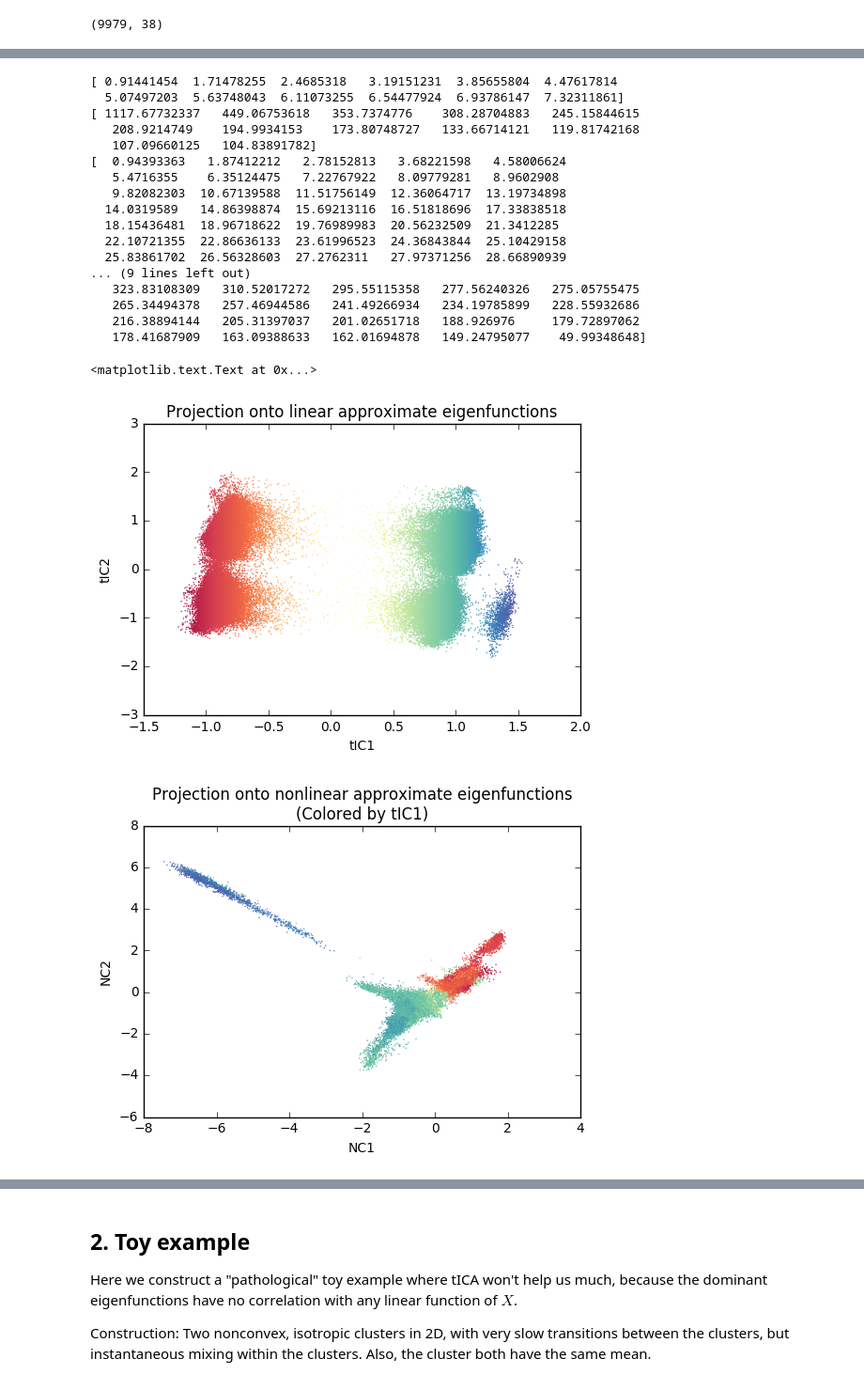
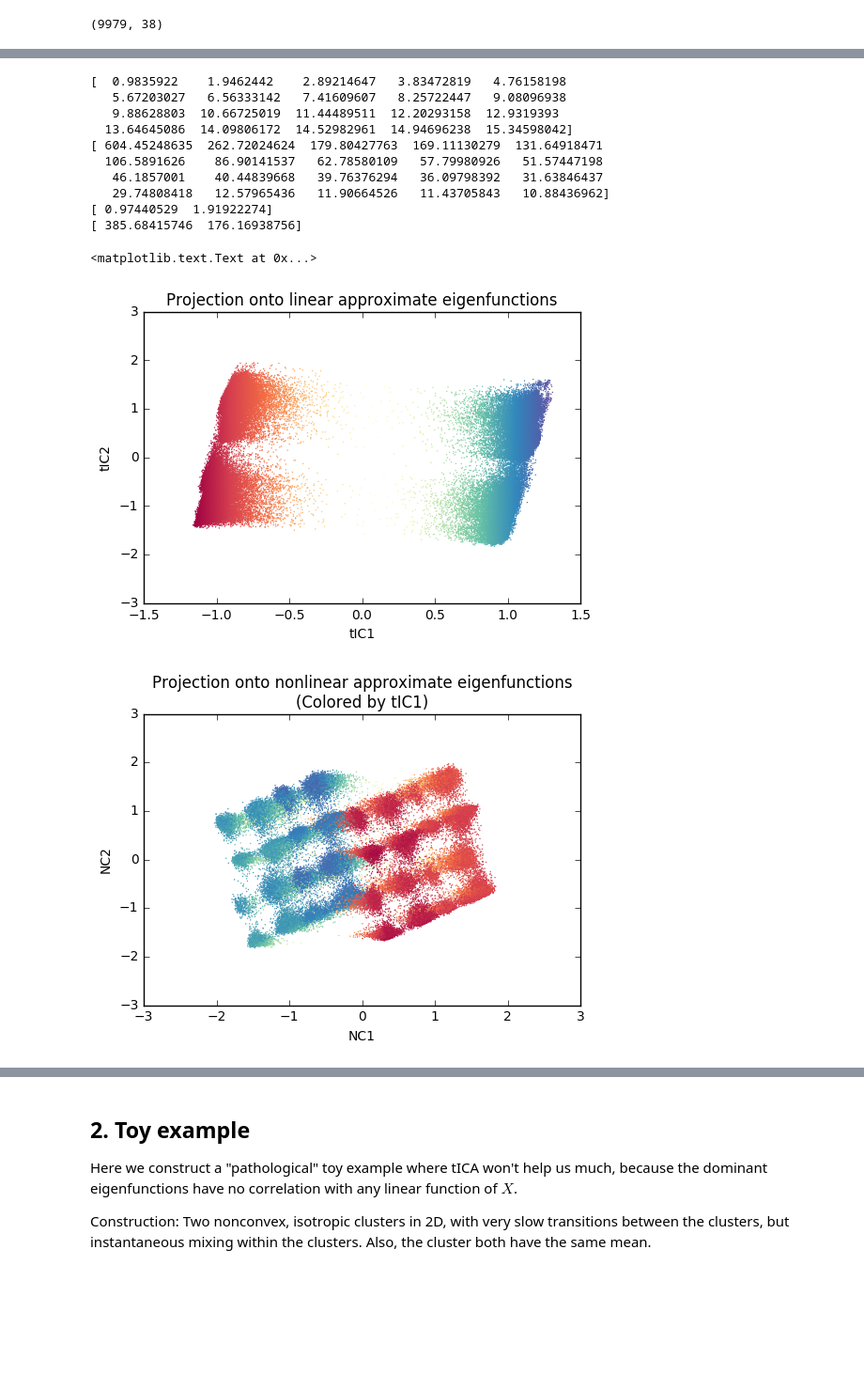
Before and after one commit to maxentile/msm-learn, a Jupyter notebook: notebooks/End-to-end optimization of propagator eigenfunction approximators.ipynb, the cells around one changed output, grey strips where cells are left out. Shown at 94% size. Saved outputs shown, nothing was run; the diff lists cells and outputs as text; code cells hidden in the pictures; blank space fills up the shorter version.

```diff
--- a/notebooks/End-to-end optimization of propagator eigenfunction approximators.ipynb
+++ b/notebooks/End-to-end optimization of propagator eigenfunction approximators.ipynb
@@ -137,13 +137,9 @@ class NeuralApproximatePropagator():
         return np.trace(np.dot(P, np.linalg.inv(Q)))
 
     def neural_net_predict(self, params, inputs):
-        rbf = lambda x: np.exp(-x**2)
-        #x = self.neural_net_transform(params, inputs)
-        #return rbf(x + params[-1][1])
-        for W, b in params:
-            outputs = np.dot(inputs, W) + b
-            inputs = self.nonlinearity(outputs)
-        return rbf(outputs)
+        x = self.neural_net_transform(params, inputs)
+        y = np.vstack([np.sum(np.abs(x - params[-1].T[i]),1) for i in range(len(params[-1].T))]).T
+        return y
 
     def neural_net_transform(self, params, inputs):
         for W, b in params[:-1]:
@@ -155,9 +151,11 @@ class NeuralApproximatePropagator():
         return [self.neural_net_transform(self.params, x) for x in X]
 
     def init_random_params(self, scale, layer_sizes, rs=npr.RandomState(0)):
-        return [(scale * rs.randn(m, n),   # weight matrix
+        layer_params = [(scale * rs.randn(m, n),   # weight matrix
                  scale * rs.randn(n))      # bias vector
                 for m, n in zip(layer_sizes[:-1], layer_sizes[1:])]
+        cluster_centers = [rs.randn(layer_sizes[-1], self.n_clusters)]
+        return layer_params + cluster_centers
 
     def flatten_params(self, params):
         return np.concatenate([np.concatenate([W.flatten(), b.flatten()]) for W,b in params])
@@ -167,7 +165,7 @@ class NeuralApproximatePropagator():
         stacked_Y = np.vstack([x[self.lag:] for x in X])
         dim = X[0].shape[1]
 
-        layer_sizes = [dim] + self.hidden_layer_dims + [self.m, self.n_clusters]
+        layer_sizes = [dim] + self.hidden_layer_dims + [self.m]
         print(layer_sizes)
         init_params = self.init_random_params(self.param_scale, layer_sizes)
 
@@ -221,10 +221,9 @@ sum(map(len, X)) - lag
 # %%
 %%time
 m = 2
-n_clusters = 10
-lag = 100
+n_clusters = 8
+lag = 10
 adaptive_vac = NeuralApproximatePropagator(lag = lag, m = m, n_clusters = n_clusters,
-                                           minibatch_size=5000,
                                            hidden_layer_dims=[], nonlinearity=lambda x:x)
-adaptive_vac.fit(X, num_iters=1000, report_interval=100)
+adaptive_vac.fit(X)
 # %% [output]
@@ -257,57 +265,43 @@ plt.scatter(x[:,0], x[:,1], c=c,
 # %%
 # tica of raw basis functions
 tica = pyemma.coordinates.tica(X, lag=lag)
 print(np.cumsum(tica.eigenvalues[tica.timescales>tica.lag]))
 print(tica.timescales[tica.timescales>tica.lag])
 X_tica = tica.get_output()
 X_tica_ = np.vstack(X_tica)
 
 c = X_tica_[:,0]
 plt.title('Projection onto linear approximate eigenfunctions')
 plt.scatter(X_tica_[:,0], X_tica_[:,1], c=c,
         linewidths=0, s = 1, cmap='Spectral')
 plt.xlabel('tIC1')
 plt.ylabel('tIC2')
 
 # tica of neural basis functions
-neural_proj = adaptive_vac.predict(X)
-neural_tica = pyemma.coordinates.tica(neural_proj, lag=lag)
+neural_proj = adaptive_vac.transform(X)
+neural_tica = pyemma.coordinates.tica(neural_proj, lag=lag, dim=2)
 print(np.cumsum(neural_tica.eigenvalues[neural_tica.timescales>tica.lag]))
 print(neural_tica.timescales)
 X_tica = neural_tica.get_output()
 X_tica_ = np.vstack(X_tica)
 
 plt.figure()
 plt.title('Projection onto nonlinear approximate eigenfunctions\n(Colored by tIC1)')
 plt.scatter(X_tica_[:,0], X_tica_[:,1], c=c,
         linewidths=0, s = 1, cmap='Spectral')
 plt.xlabel('NC1')
 plt.ylabel('NC2')
-
-plt.figure()
-plt.title('Projection onto nonlinear approximate eigenfunctions\n(Colored by tIC1)')
-plt.scatter(X_tica_[:,1], X_tica_[:,2], c=c,
-        linewidths=0, s = 1, cmap='Spectral')
-plt.xlabel('NC2')
-plt.ylabel('NC3')
 # %% [output]
-[ 0.91441454  1.71478255  2.4685318   3.19151231  3.85655804  4.47617814
-  5.07497203  5.63748043  6.11073255  6.54477924  6.93786147  7.32311861]
-[ 1117.67732337   449.06753618   353.7374776    308.28704883   245.15844615
-   208.9214749    194.9934153    173.80748727   133.66714121   119.81742168
-   107.09660125   104.83891782]
-[  0.94393363   1.87412212   2.78152813   3.68221598   4.58006624
-   5.4716355    6.35124475   7.22767922   8.09779281   8.9602908
-   9.82082303  10.67139588  11.51756149  12.36064717  13.19734898
-  14.0319589   14.86398874  15.69213116  16.51818696  17.33838518
-  18.15436481  18.96718622  19.76989983  20.56232509  21.3412285
-  22.10721355  22.86636133  23.61996523  24.36843844  25.10429158
-  25.83861702  26.56328603  27.2762311   27.97371256  28.66890939
-... (9 lines left out)
-   323.83108309   310.52017272   295.55115358   277.56240326   275.05755475
-   265.34494378   257.46944586   241.49266934   234.19785899   228.55932686
-   216.38894144   205.31397037   201.02651718   188.926976     179.72897062
-   178.41687909   163.09388633   162.01694878   149.24795077    49.99348648]
+[  0.9835922    1.9462442    2.89214647   3.83472819   4.76158198
+   5.67203027   6.56333142   7.41609607   8.25722447   9.08096938
+   9.88628803  10.66725019  11.44489511  12.20293158  12.9319393
+  13.64645086  14.09806172  14.52982961  14.94696238  15.34598042]
+[ 604.45248635  262.72024624  179.80427763  169.11130279  131.64918471
+  106.5891626    86.90141537   62.78580109   57.79980926   51.57447198
+   46.1857001    40.44839668   39.76376294   36.09798392   31.63846437
+   29.74808418   12.57965436   11.90664526   11.43705843   10.88436962]
+[ 0.97440529  1.91922274]
+[ 385.68415746  176.16938756]
 <matplotlib.text.Text at 0x...>
-[figure, old version]
+[figure, new version]
-[figure, old version]
+[figure, new version]
```
Also changed, not shown: parts of 8 cells of this notebook.
